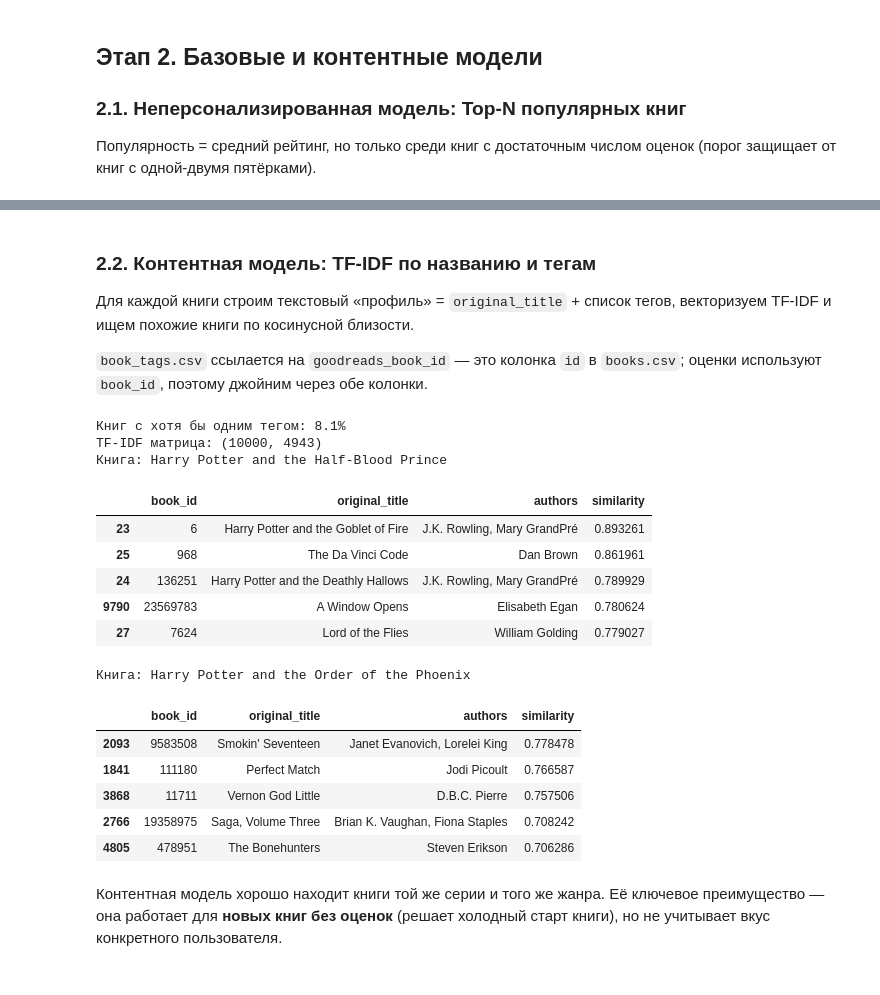
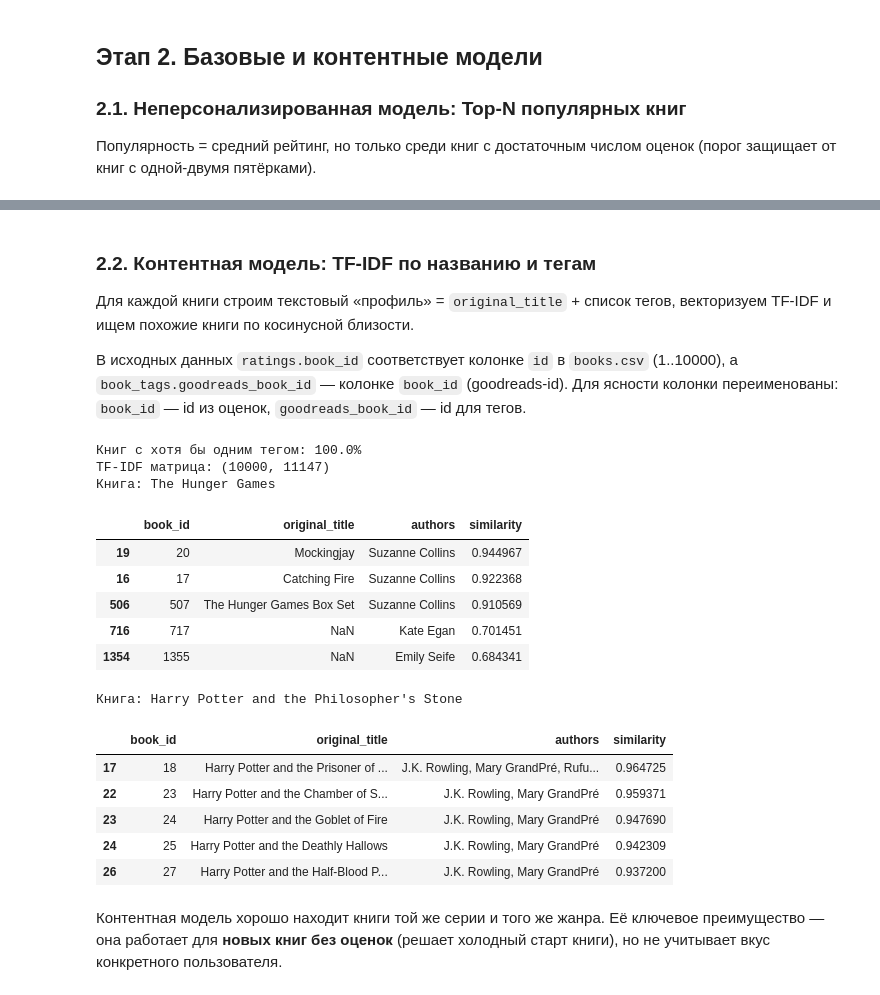
Before and after one commit to enrichmentt/book-recommender-engine, a Jupyter notebook: book_recommender.ipynb, the cells around one changed output, grey strips where cells are left out. Drawn from its saved outputs; the diff is of its cells as text; code cells hidden in the pictures.

```diff
--- a/book_recommender.ipynb
+++ b/book_recommender.ipynb
@@ -36,6 +36,10 @@ books = pd.read_csv(DATA + 'books.csv')
 tags = pd.read_csv(DATA + 'tags.csv')
 book_tags = pd.read_csv(DATA + 'book_tags.csv')
 
+# ratings.book_id соответствует books.id (1..10000),
+# а book_tags.goodreads_book_id — books.book_id. Приводим к понятным именам:
+books = books.rename(columns={'id': 'book_id', 'book_id': 'goodreads_book_id'})
+
 print(f'ratings:   {ratings.shape}  | оценок: {len(ratings):,}, пользователей: {ratings.user_id.nunique():,}, книг: {ratings.book_id.nunique():,}')
 print(f'books:     {books.shape}')
 print(f'tags:      {tags.shape}')
@@ -204,62 +222,62 @@ get_popular_books(10)
 
 Для каждой книги строим текстовый «профиль» = `original_title` + список тегов, векторизуем TF-IDF и ищем похожие книги по косинусной близости.
 
-`book_tags.csv` ссылается на `goodreads_book_id` — это колонка `id` в `books.csv`; оценки используют `book_id`, поэтому джойним через обе колонки.
+В исходных данных `ratings.book_id` соответствует колонке `id` в `books.csv` (1..10000), а `book_tags.goodreads_book_id` — колонке `book_id` (goodreads-id). Для ясности колонки переименованы: `book_id` — id из оценок, `goodreads_book_id` — id для тегов.
 # %%
 # строка тегов для каждой книги
 book_tag_str = (book_tags.merge(tags, on='tag_id')
                 .groupby('goodreads_book_id')['tag_name']
                 .apply(lambda s: ' '.join(s)))
 
-books_content = books[['book_id', 'id', 'original_title', 'authors']].copy()
-books_content['tags_str'] = books_content['id'].map(book_tag_str).fillna('')
+books_content = books[['book_id', 'goodreads_book_id', 'original_title', 'authors']].copy()
+books_content['tags_str'] = books_content['goodreads_book_id'].map(book_tag_str).fillna('')
 books_content['profile'] = (books_content['original_title'].fillna('') + ' ' + books_content['tags_str'])
 
 coverage = (books_content['tags_str'] != '').mean()
 print(f'Книг с хотя бы одним тегом: {coverage * 100:.1f}%')
 
 tfidf = TfidfVectorizer(max_features=50_000, min_df=2)
 tfidf_matrix = tfidf.fit_transform(books_content['profile'])
 print('TF-IDF матрица:', tfidf_matrix.shape)
 
 bookid_to_row = {b: i for i, b in enumerate(books_content['book_id'])}
 
 def get_similar_books(book_id, n=5):
     """N самых похожих книг по косинусной близости TF-IDF-векторов."""
     row = bookid_to_row[book_id]
     sims = cosine_similarity(tfidf_matrix[row], tfidf_matrix).ravel()
     sims[row] = -1  # исключаем саму книгу
     top_rows = np.argpartition(sims, -n)[-n:]
     top_rows = top_rows[np.argsort(sims[top_rows])[::-1]]
     out = books_content.iloc[top_rows][['book_id', 'original_title', 'authors']].copy()
     out['similarity'] = sims[top_rows]
     return out
 
 query_id = 1  # The Hunger Games
 print('Книга:', books_content.loc[books_content.book_id == query_id, 'original_title'].iloc[0])
 get_similar_books(query_id, 5)
 # %% [output]
-Книг с хотя бы одним тегом: 8.1%
-TF-IDF матрица: (10000, 4943)
-Книга: Harry Potter and the Half-Blood Prince
+Книг с хотя бы одним тегом: 100.0%
+TF-IDF матрица: (10000, 11147)
+Книга: The Hunger Games
 |  | book_id | original_title | authors | similarity |
-| 23 | 6 | Harry Potter and the Goblet of Fire | J.K. Rowling, Mary GrandPré | 0.893261 |
-| 25 | 968 | The Da Vinci Code | Dan Brown | 0.861961 |
-| 24 | 136251 | Harry Potter and the Deathly Hallows | J.K. Rowling, Mary GrandPré | 0.789929 |
-| 9790 | 23569783 | A Window Opens | Elisabeth Egan | 0.780624 |
-| 27 | 7624 | Lord of the Flies | William Golding | 0.779027 |
+| 19 | 20 | Mockingjay | Suzanne Collins | 0.944967 |
+| 16 | 17 | Catching Fire | Suzanne Collins | 0.922368 |
+| 506 | 507 | The Hunger Games Box Set | Suzanne Collins | 0.910569 |
+| 716 | 717 | NaN | Kate Egan | 0.701451 |
+| 1354 | 1355 | NaN | Emily Seife | 0.684341 |
 # %%
 query_id = 2  # Harry Potter
 print('Книга:', books_content.loc[books_content.book_id == query_id, 'original_title'].iloc[0])
 get_similar_books(query_id, 5)
 # %% [output]
-Книга: Harry Potter and the Order of the Phoenix
+Книга: Harry Potter and the Philosopher's Stone
 |  | book_id | original_title | authors | similarity |
-| 2093 | 9583508 | Smokin' Seventeen | Janet Evanovich, Lorelei King | 0.778478 |
-| 1841 | 111180 | Perfect Match | Jodi Picoult | 0.766587 |
-| 3868 | 11711 | Vernon God Little | D.B.C. Pierre | 0.757506 |
-| 2766 | 19358975 | Saga, Volume Three | Brian K. Vaughan, Fiona Staples | 0.708242 |
-| 4805 | 478951 | The Bonehunters | Steven Erikson | 0.706286 |
+| 17 | 18 | Harry Potter and the Prisoner of ... | J.K. Rowling, Mary GrandPré, Rufu... | 0.964725 |
+| 22 | 23 | Harry Potter and the Chamber of S... | J.K. Rowling, Mary GrandPré | 0.959371 |
+| 23 | 24 | Harry Potter and the Goblet of Fire | J.K. Rowling, Mary GrandPré | 0.947690 |
+| 24 | 25 | Harry Potter and the Deathly Hallows | J.K. Rowling, Mary GrandPré | 0.942309 |
+| 26 | 27 | Harry Potter and the Half-Blood P... | J.K. Rowling, Mary GrandPré | 0.937200 |
 # %% [markdown]
 Контентная модель хорошо находит книги той же серии и того же жанра. Её ключевое преимущество — она работает для **новых книг без оценок** (решает холодный старт книги), но не учитывает вкус конкретного пользователя.
 # %% [markdown]
```
Also changed, not shown: parts of 7 cells of this notebook, 3 other files.
